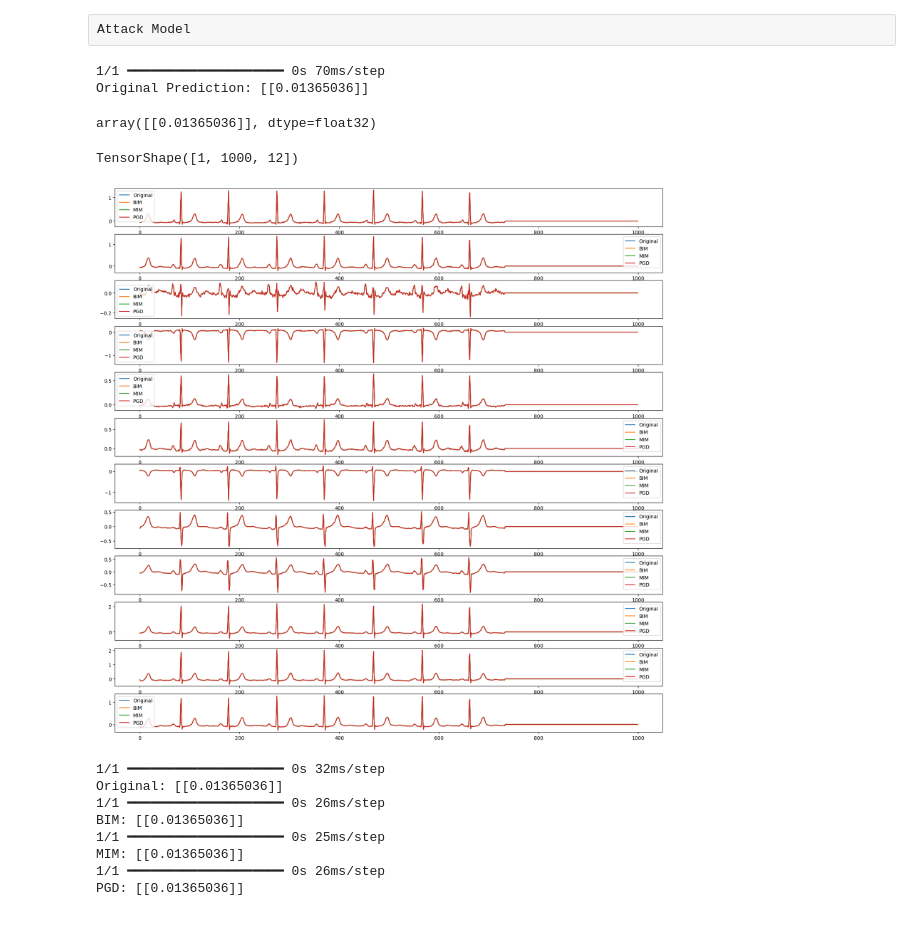
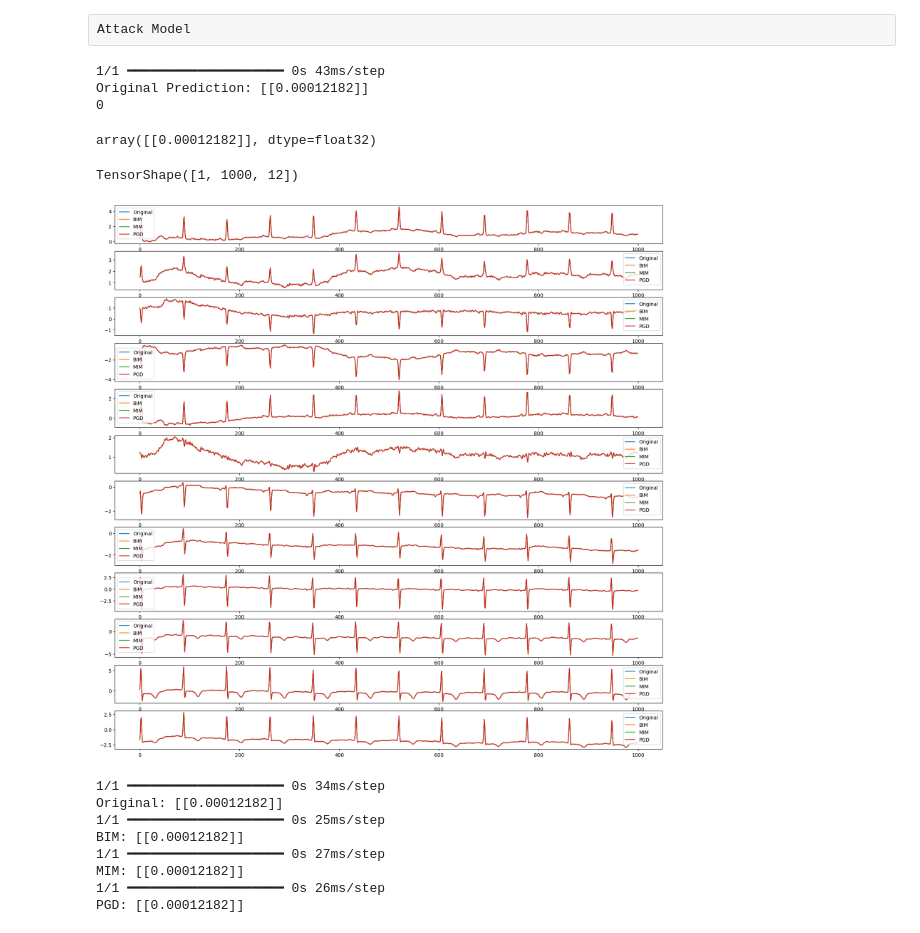
Before and after one commit to Amila999/ChagasXAI, a Jupyter notebook: NSTEMI_ECG.ipynb, the cells around one changed output. Drawn from its saved outputs; the diff is of its cells as text; code cells hidden in the pictures.

Commit message:
true_label fix

```diff
--- a/NSTEMI_ECG.ipynb
+++ b/NSTEMI_ECG.ipynb
@@ -158,17 +158,28 @@ def load_label(record):
     header = load_header(record)
     label = get_label(header)
     return label
+# %%
+def get_chagas_label(text_extracted_from_signal):
+    for comment in text_extracted_from_signal['comments']:
+        if comment.startswith('Chagas label:'):
+            label_str = comment.split(':')[-1].strip()  # Extract "False" or "True"
+            break
+    true_label = 1 if label_str == "True" else 0
+    return true_label
 # %%
 # Configuration
 MODEL_PATH = "./model/model.keras"
-RECORD_PATH = "./input/11134"
+RECORD_PATH = "./input/14"
 REQUIRED_LENGTH = 1000
 NUM_SAMPLES_TO_PLOT = 1
 TARGET_FS = 100
 # %%
 model = load_model(MODEL_PATH)
 ecg , text= load_signals(RECORD_PATH)
+
 fs = int(text["fs"])
+true_label = get_chagas_label(text)
+
 conv_layer_name = find_last_conv_layer(model)
 original_signal = ecg
 original_fs = int(text["fs"])
@@ -294,55 +321,57 @@ Attack Model
 # %%
 original_pred = model.predict(input_tensor)
 print("Original Prediction:", original_pred)
+print(true_label)
 # %% [output]
-1/1 ━━━━━━━━━━━━━━━━━━━━ 0s 70ms/step
-Original Prediction: [[0.01365036]]
+1/1 ━━━━━━━━━━━━━━━━━━━━ 0s 43ms/step
+Original Prediction: [[0.00012182]]
+0
 # %%
 original_pred
 # %% [output]
-array([[0.01365036]], dtype=float32)
+array([[0.00012182]], dtype=float32)
 # %%
 input_tensor.shape
 # %% [output]
 TensorShape([1, 1000, 12])
 # %%
 # Attack parameters
-true_label = tf.constant([0], dtype=tf.int64)  # Update with actual label
+true_label = tf.constant(true_label, dtype=tf.int64)  # Update with actual label
 eps = 0.01
 alpha = eps / 10
 steps = 10
 
 # Generate adversarial examples
 adv_bim = projected_gradient_descent(model, input_tensor, eps, alpha, steps, np.inf, y=true_label)
 adv_mim = momentum_iterative_method(model, input_tensor, eps, alpha, steps, decay_factor=1.0)
 adv_pgd = projected_gradient_descent(model, input_tensor, eps, alpha, steps, np.inf, y=true_label)
 
 # Visualization
 plt.figure(figsize=(20, 20))
 for i in range(12):
     plt.subplot(12, 1, i+1)
     plt.plot(adjusted_signal[:, i], label="Original")
     plt.plot(adv_bim.numpy()[0, :, i], label="BIM")
     plt.plot(adv_mim.numpy()[0, :, i], label="MIM")
     plt.plot(adv_pgd.numpy()[0, :, i], label="PGD")
     plt.legend()
 plt.show()
 
 # Predictions
 print("Original:", model.predict(input_tensor))
 print("BIM:", model.predict(adv_bim))
 print("MIM:", model.predict(adv_mim))
 print("PGD:", model.predict(adv_pgd))
 # %% [output]
-[figure, old version]
+[figure, new version]
-1/1 ━━━━━━━━━━━━━━━━━━━━ 0s 32ms/step
-Original: [[0.01365036]]
+1/1 ━━━━━━━━━━━━━━━━━━━━ 0s 34ms/step
+Original: [[0.00012182]]
+1/1 ━━━━━━━━━━━━━━━━━━━━ 0s 25ms/step
+BIM: [[0.00012182]]
+1/1 ━━━━━━━━━━━━━━━━━━━━ 0s 27ms/step
+MIM: [[0.00012182]]
 1/1 ━━━━━━━━━━━━━━━━━━━━ 0s 26ms/step
-BIM: [[0.01365036]]
-1/1 ━━━━━━━━━━━━━━━━━━━━ 0s 25ms/step
-MIM: [[0.01365036]]
-1/1 ━━━━━━━━━━━━━━━━━━━━ 0s 26ms/step
-PGD: [[0.01365036]]
+PGD: [[0.00012182]]
 # %%
 def extract_average_beat(signal_lead, sampling_rate):
     """Extract and average ECG beats using NeuroKit"""
```
Also changed, not shown: parts of 6 cells of this notebook.
